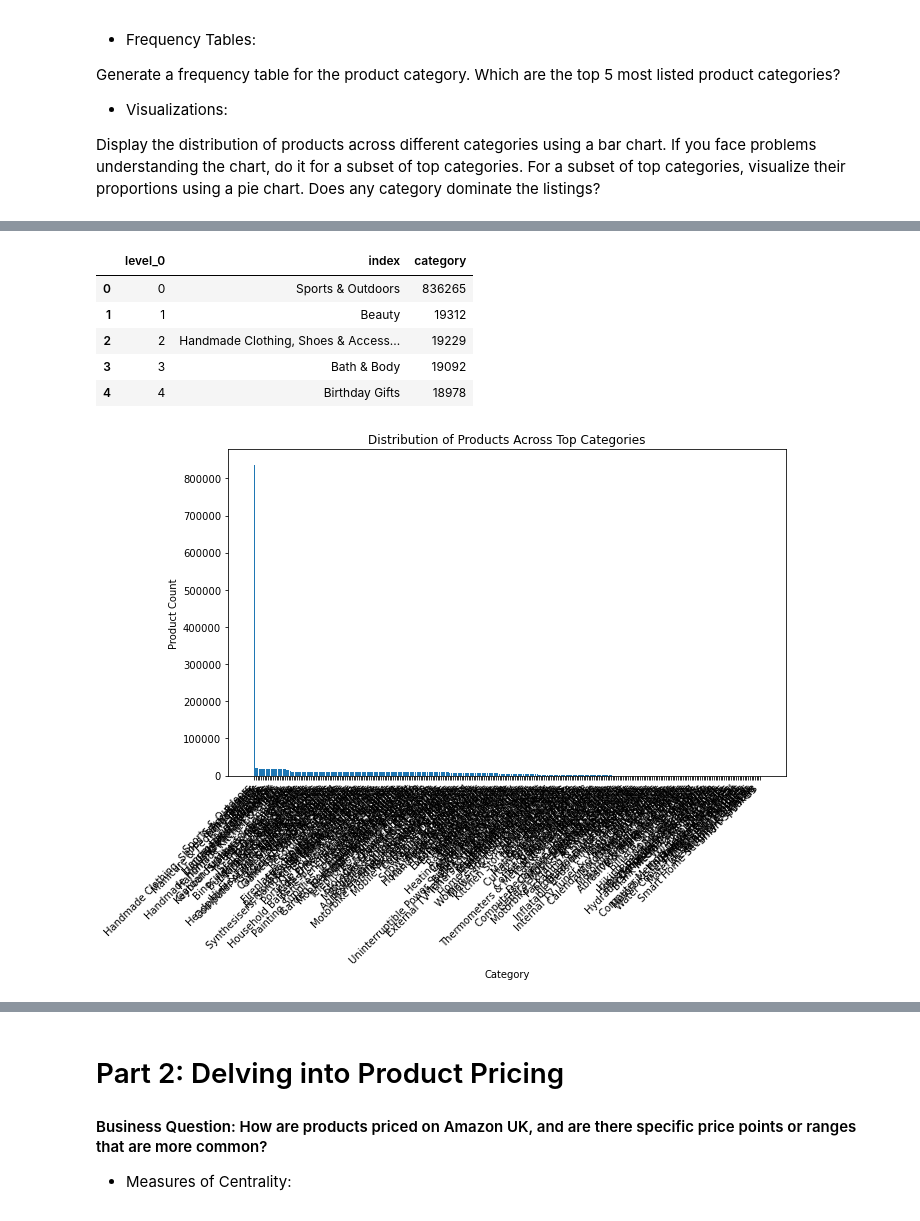
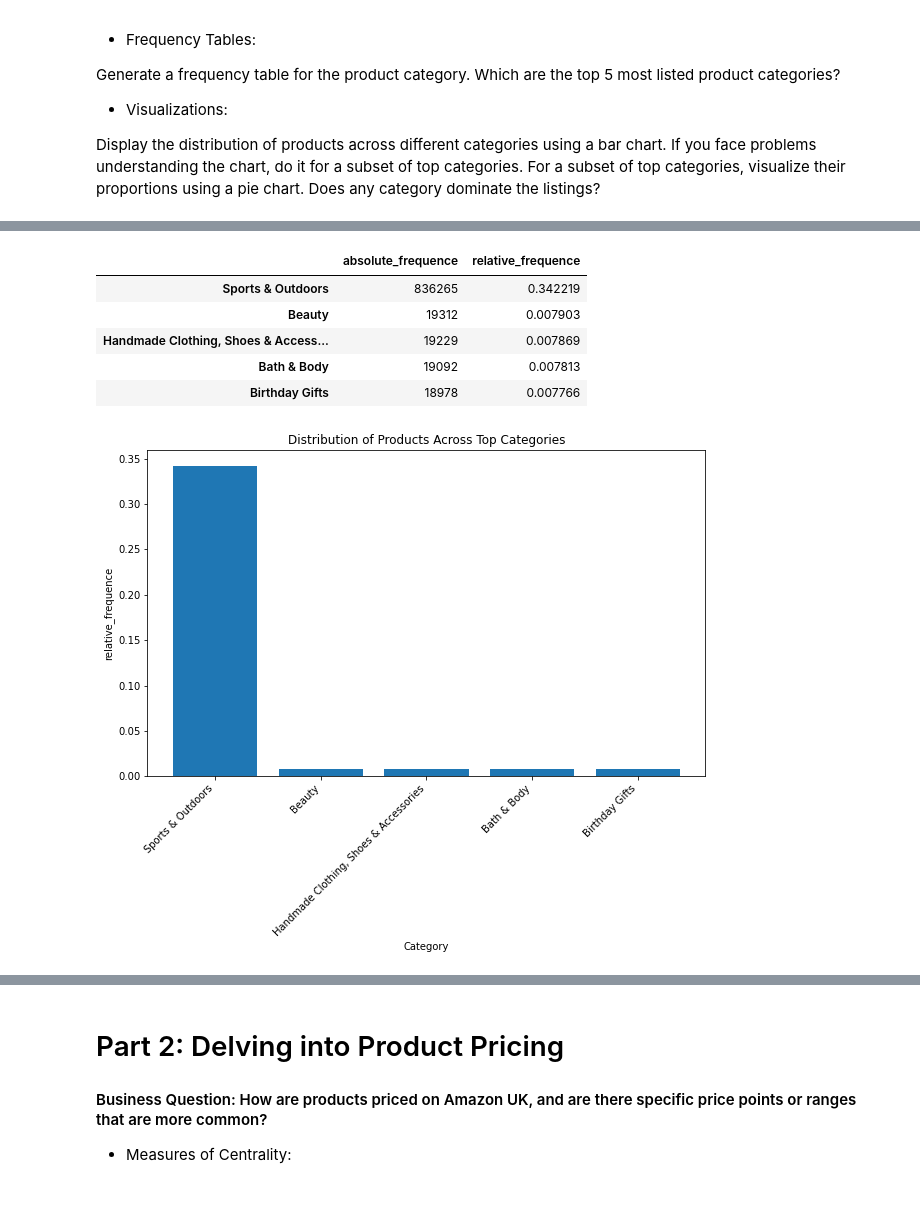
Before and after one commit to AillaSouza/lab-eda-univariate, a Jupyter notebook: lab-eda-univariate.solved.ipynb, the cells around one changed output, grey strips where cells are left out. Cells and saved outputs as stored; diff of their text form; code cells hidden in the pictures.

```diff
--- a/lab-eda-univariate.solved.ipynb
+++ b/lab-eda-univariate.solved.ipynb
@@ -73,22 +54,29 @@ top5 = frequency_table.reset_index().head(5)
+# %%
+final_table = pd.concat([frequency_table, proportion_table], axis =1)
+# %%
+final_table.columns = ['absolute_frequence','relative_frequence']
 # %%
-top5
+final_table = final_table.sort_values(by='absolute_frequence', ascending= False)
-# %% [output]
-|  | level_0 | index | category |
-| 0 | 0 | Sports & Outdoors | 836265 |
-| 1 | 1 | Beauty | 19312 |
-| 2 | 2 | Handmade Clothing, Shoes & Access... | 19229 |
-| 3 | 3 | Bath & Body | 19092 |
-| 4 | 4 | Birthday Gifts | 18978 |
+# %%
+top_5 = final_table.nlargest(5, 'absolute_frequence')
+top_5
+# %% [output]
+|  | absolute_frequence | relative_frequence |
+| Sports & Outdoors | 836265 | 0.342219 |
+| Beauty | 19312 | 0.007903 |
+| Handmade Clothing, Shoes & Access... | 19229 | 0.007869 |
+| Bath & Body | 19092 | 0.007813 |
+| Birthday Gifts | 18978 | 0.007766 |
 # %%
 # Bar Chart: Distribution of Products across Top Categories
 plt.figure(figsize=(10, 6))
-plt.bar(frequency_table['index'], frequency_table['category'])
+plt.bar(top_5.index, top_5['relative_frequence'])
 plt.title('Distribution of Products Across Top Categories')
 plt.xlabel('Category')
-plt.ylabel('Product Count')
+plt.ylabel('relative_frequence')
 plt.xticks(rotation=45, ha='right')
 plt.show()
 # %% [output]
-[figure, old version]
+[figure, new version]
 # %%
 # Pie Chart: Proportions of Products in Top Categories
```
Also changed, not shown: parts of 18 cells of this notebook.
